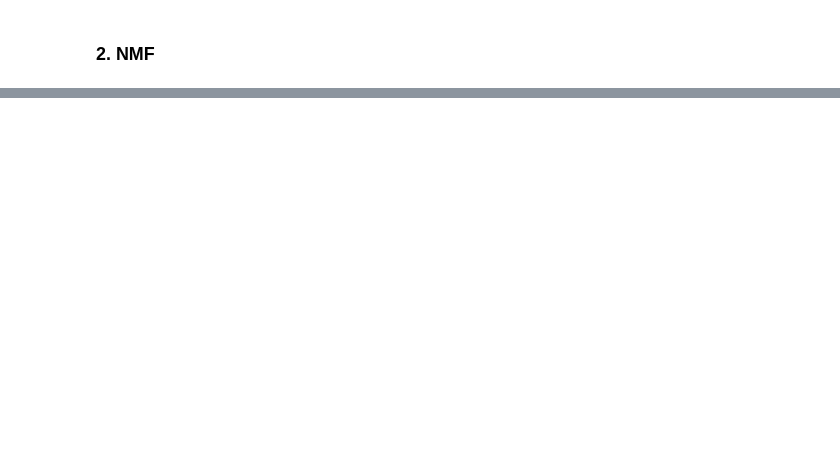
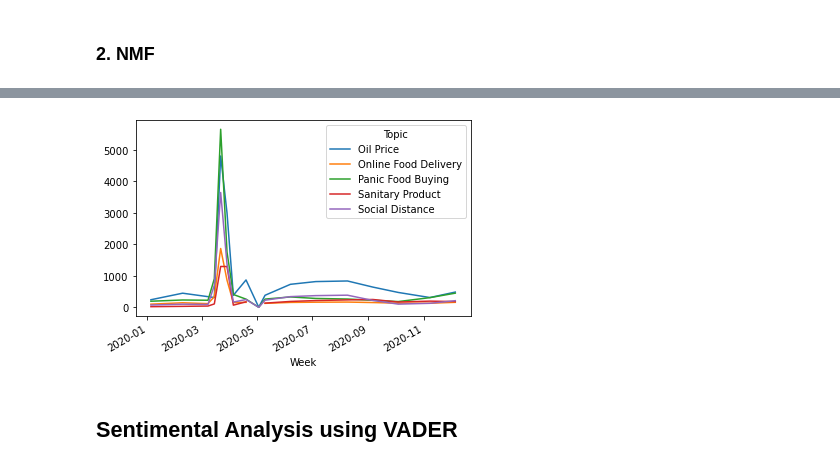
Before and after one commit to JasZeng/NLP---Covid-Tweet-Analysis, a Jupyter notebook: NLP_FinalProject.ipynb, the cells around one changed output, grey strips where cells are left out. Saved outputs shown, nothing was run; the diff lists cells and outputs as text; code cells hidden in the pictures; blank space fills up the shorter version.

```diff
--- a/NLP_FinalProject.ipynb
+++ b/NLP_FinalProject.ipynb
@@ -248,0 +195,7 @@ lda.print_topics()
+# %%
+def get_week_time(date):
+    return (date + timedelta(days=(6-date.weekday())))
+# %%
+df['TweetAt']=pd.to_datetime(df['TweetAt'])
+df['Week']=df.TweetAt.apply(get_week_time)
+df.head()
@@ -248,0 +209,2 @@ lda.print_topics()
+# %%
+topic_heat=df.groupby(['Topic','Week']).count().UserName.reset_index().rename(columns={'UserName':'Count'})
@@ -248,0 +227,2 @@ lda.print_topics()
+# %%
+topic_heat = topic_heat.pivot(index="Week", columns="Topic",values="Count")
@@ -248,0 +251,6 @@ lda.print_topics()
+# %%
+lines = topic_heat.plot.line()
+# %% [output]
+[figure, added]
+# %% [markdown]
+## Sentimental Analysis using VADER
```
Also changed, not shown: parts of 48 cells of this notebook, 2 other files.
